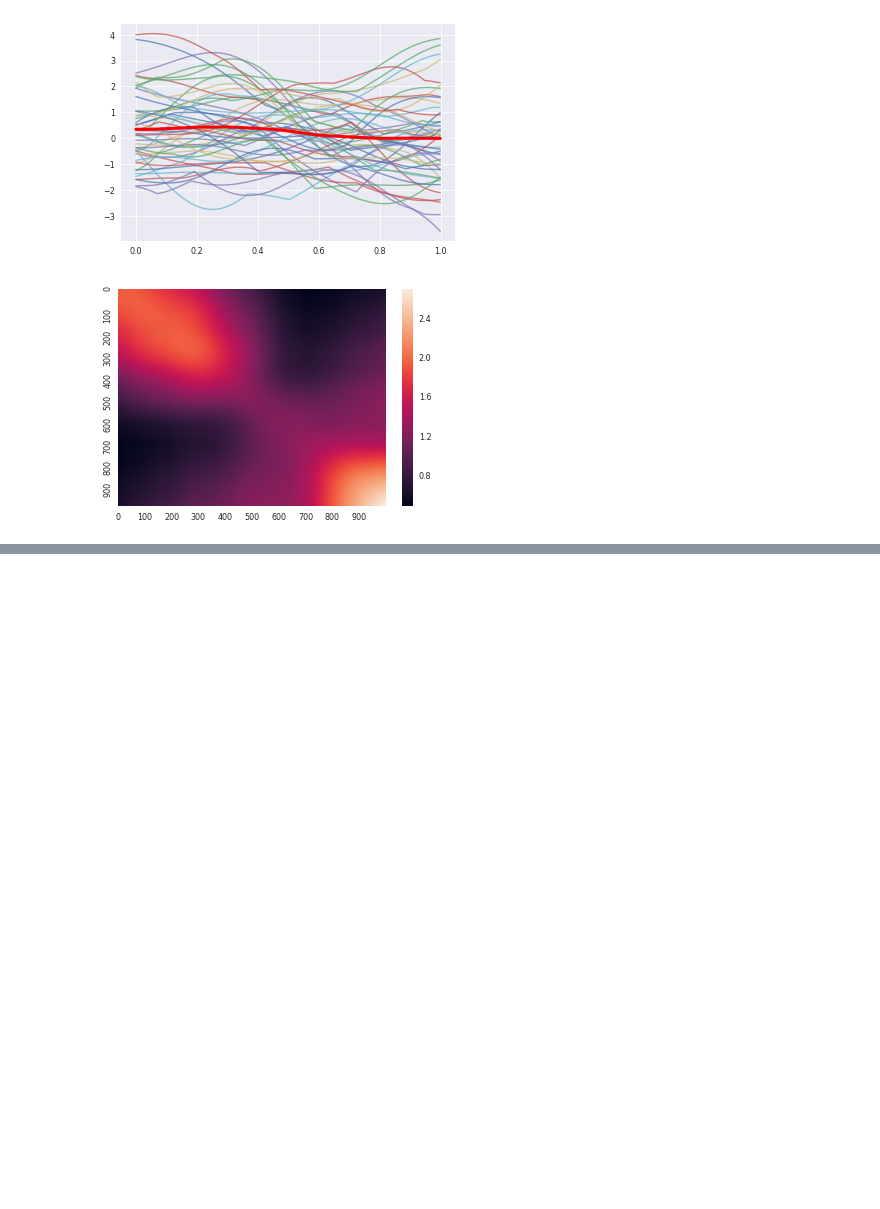
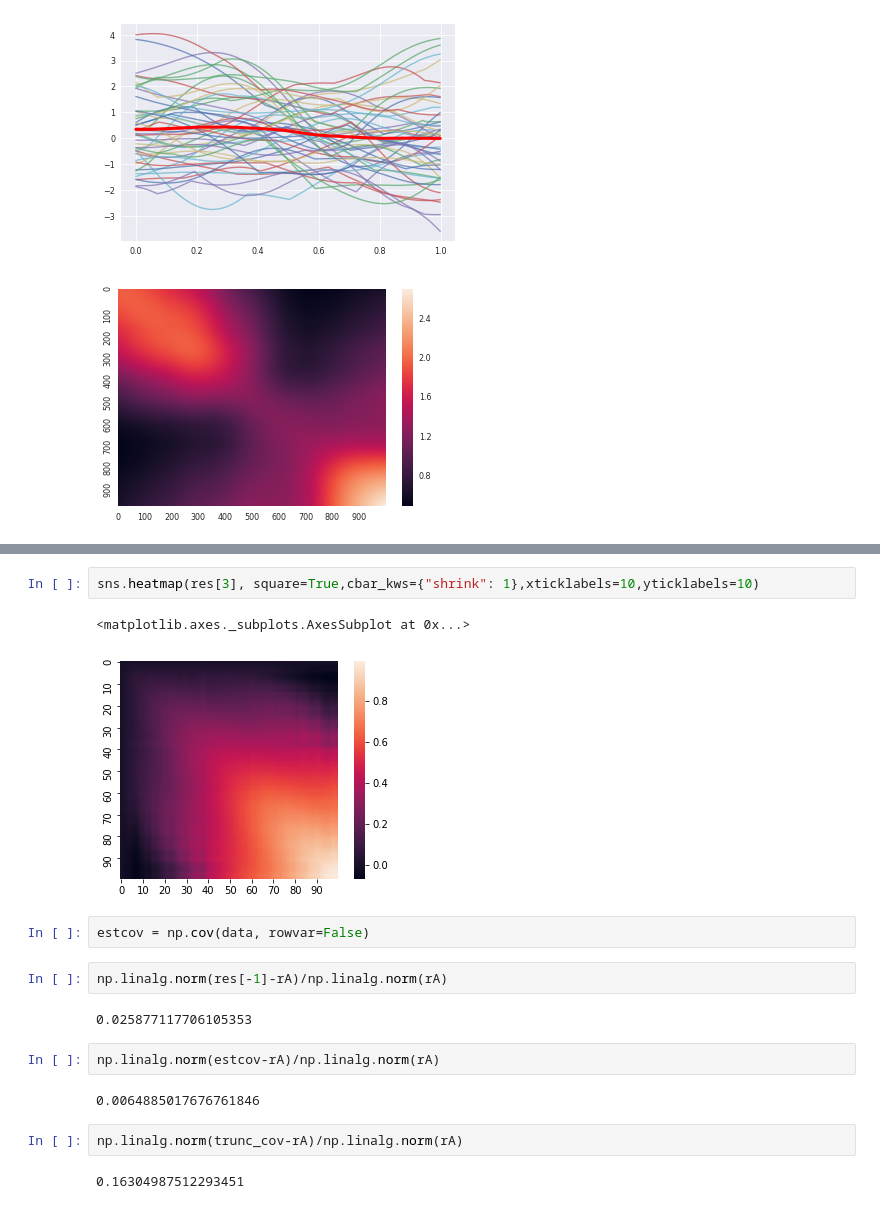
Before and after one commit to WilliamBo/MasterProject, a Jupyter notebook: Master Project/Code/ProjectImages.ipynb, the cells around one changed output, grey strips where cells are left out. Saved outputs shown, nothing was run; the diff lists cells and outputs as text; blank space fills up the shorter version.

```diff
--- a/Master Project/Code/ProjectImages.ipynb
+++ b/Master Project/Code/ProjectImages.ipynb
@@ -217,0 +394,19 @@ fig = ax.get_figure()
+# %%
+sns.heatmap(res[3], square=True,cbar_kws={"shrink": 1},xticklabels=10,yticklabels=10)
+# %% [output]
+<matplotlib.axes._subplots.AxesSubplot at 0x...>
+[figure, added]
+# %%
+estcov = np.cov(data, rowvar=False)
+# %%
+np.linalg.norm(res[-1]-rA)/np.linalg.norm(rA)
+# %% [output]
+0.025877117706105353
+# %%
+np.linalg.norm(estcov-rA)/np.linalg.norm(rA)
+# %% [output]
+0.0064885017676761846
+# %%
+np.linalg.norm(trunc_cov-rA)/np.linalg.norm(rA)
+# %% [output]
+0.16304987512293451
```
Also changed, not shown: parts of 5 cells of this notebook, 17 other files.
